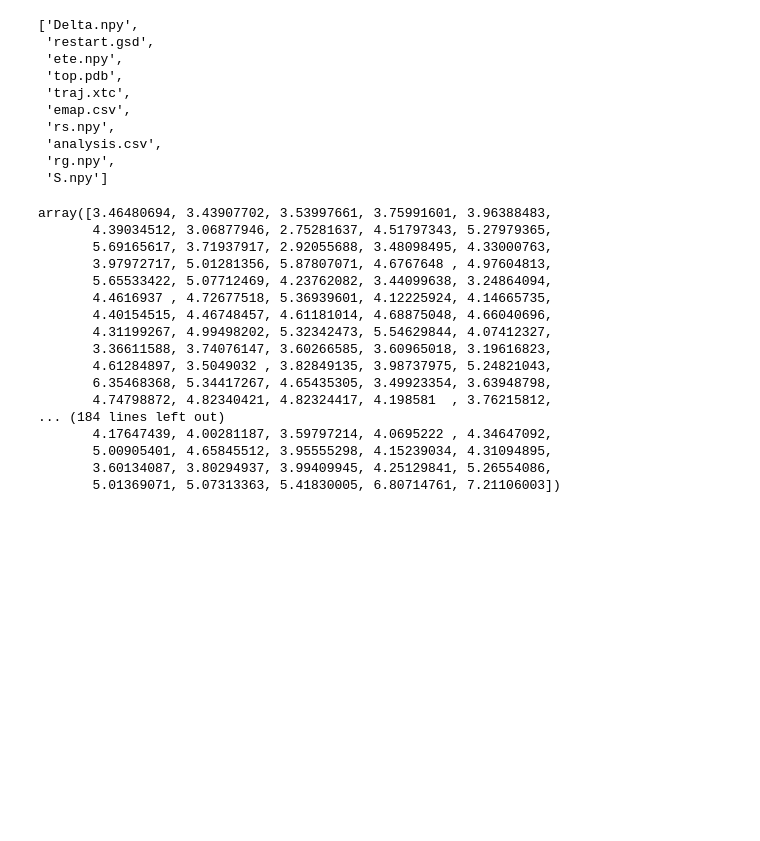
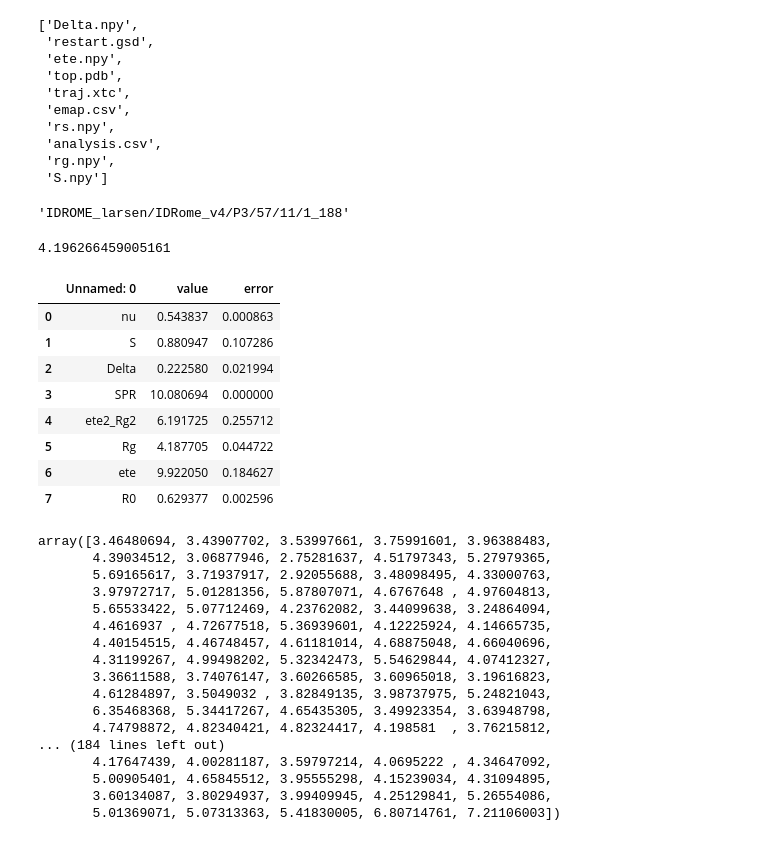
Before and after one commit to hshadman/larsen_paper_IDR_properties, a Jupyter notebook: IDROME_RSA_based.ipynb, the cells around one changed output. Cells and saved outputs as stored; diff of their text form; code cells hidden in the pictures; blank space fills up the shorter version.

```diff
--- a/IDROME_RSA_based.ipynb
+++ b/IDROME_RSA_based.ipynb
@@ -332,6 +332,26 @@ example_protein_dir = seq_name_dir_df[seq_name_dir_df.seq_name=='P35711_1_188'].
  'analysis.csv',
  'rg.npy',
  'S.npy']
+# %%
+example_protein_dir
+# %% [output]
+'IDROME_larsen/IDRome_v4/P3/57/11/1_188'
+# %%
+np.mean(np.load(f'{example_protein_dir}/rg.npy'))
+# %% [output]
+4.196266459005161
+# %%
+pd.read_csv(f'{example_protein_dir}/analysis.csv')
+# %% [output]
+|  | Unnamed: 0 | value | error |
+| 0 | nu | 0.543837 | 0.000863 |
+| 1 | S | 0.880947 | 0.107286 |
+| 2 | Delta | 0.222580 | 0.021994 |
+| 3 | SPR | 10.080694 | 0.000000 |
+| 4 | ete2_Rg2 | 6.191725 | 0.255712 |
+| 5 | Rg | 4.187705 | 0.044722 |
+| 6 | ete | 9.922050 | 0.184627 |
+| 7 | R0 | 0.629377 | 0.002596 |
 # %%
 np.load(f'{example_protein_dir}/rg.npy')
 # %% [output]
```
